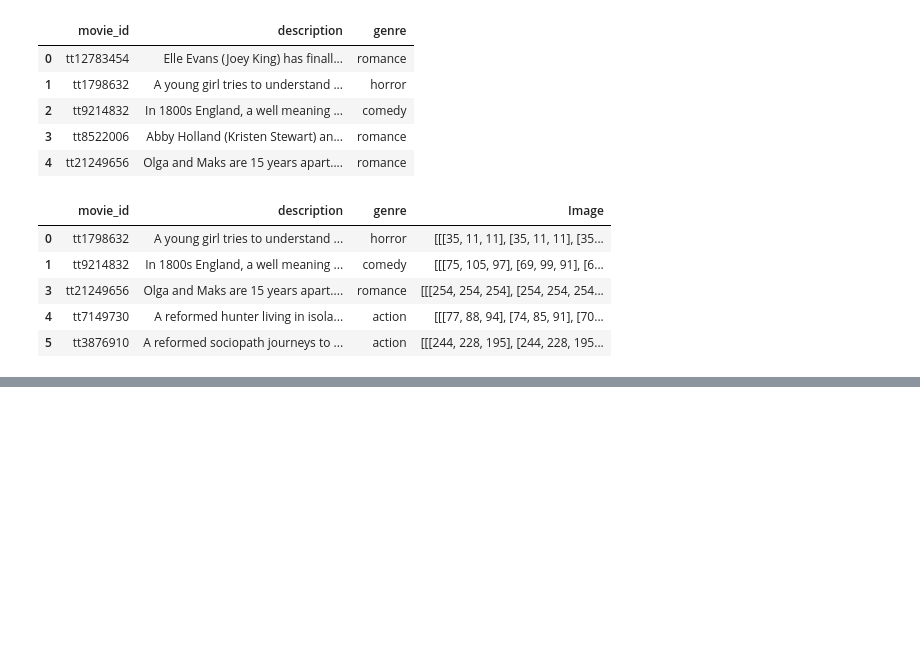
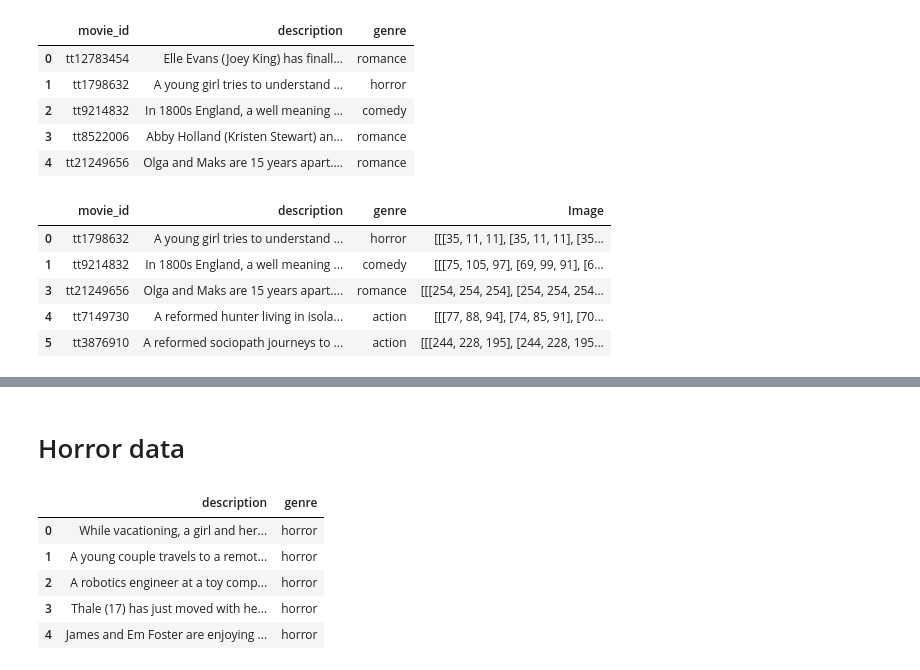
Before and after one commit to Abdul-Moiz-Shehzad/MultiModal-Movie-Genre-Classifier, a Jupyter notebook: notebooks/Images2Df.ipynb, the cells around one changed output, grey strips where cells are left out. Saved outputs shown, nothing was run; the diff lists cells and outputs as text; code cells hidden in the pictures; blank space fills up the shorter version.

```diff
--- a/notebooks/Images2Df.ipynb
+++ b/notebooks/Images2Df.ipynb
@@ -67,0 +102,15 @@ merged.to_csv('../data/Combined.csv')
+# %% [markdown]
+# Horror data
+# %%
+df3=pd.read_csv('../data/horror.csv')
+df3=df3[['description','genre']]
+df3['genre']=df3['genre'].apply(lambda x: 'horror' if x.lower().find('horror')!=-1 else None)
+df3=df3.dropna()
+df3.head()
+# %% [output]
+|  | description | genre |
+| 0 | While vacationing, a girl and her... | horror |
+| 1 | A young couple travels to a remot... | horror |
+| 2 | A robotics engineer at a toy comp... | horror |
+| 3 | Thale (17) has just moved with he... | horror |
+| 4 | James and Em Foster are enjoying ... | horror |
```
Also changed, not shown: parts of 10 cells of this notebook, 3 other files.
